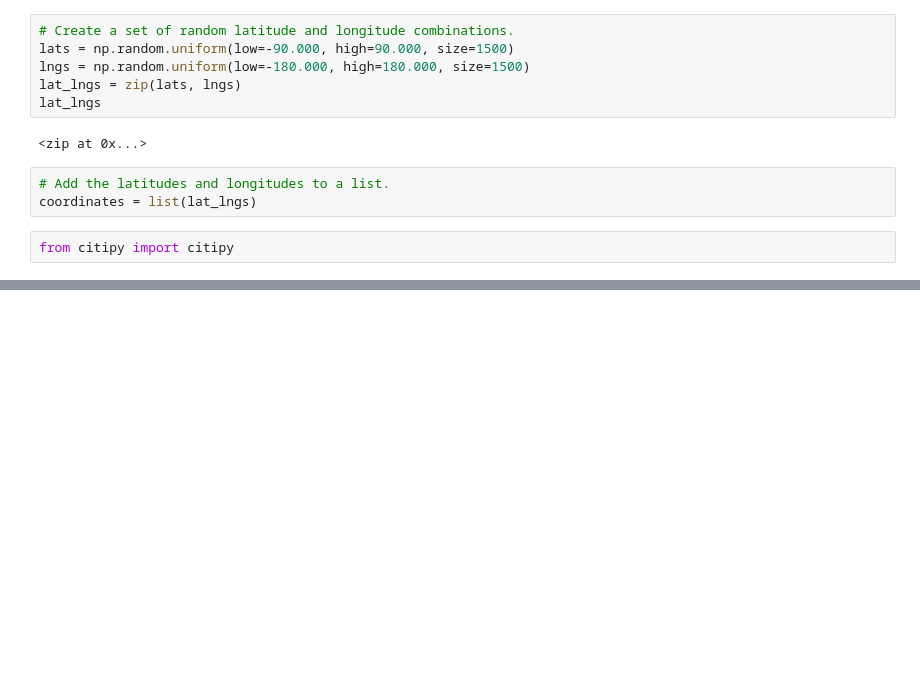
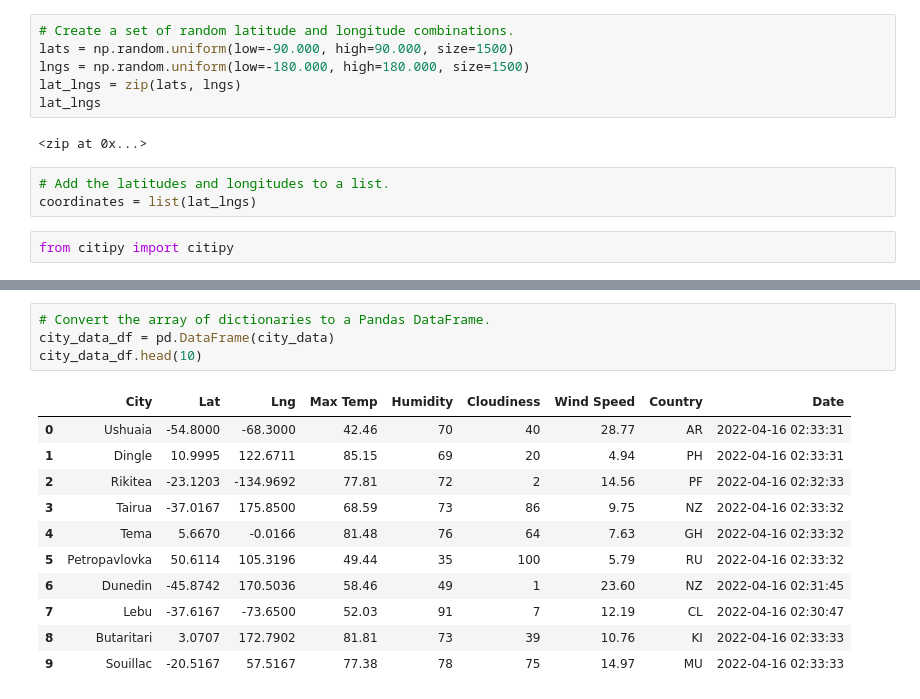
Before and after one commit to BscherpingGitHub/World_Weather_Analysis, a Jupyter notebook: WeatherPy.ipynb, the cells around one changed output, grey strips where cells are left out. Cells and saved outputs as stored; diff of their text form; blank space fills up the shorter version.

```diff
--- a/WeatherPy.ipynb
+++ b/WeatherPy.ipynb
@@ -32,0 +130,16 @@ len(cities)
+# %%
+# Convert the array of dictionaries to a Pandas DataFrame.
+city_data_df = pd.DataFrame(city_data)
+city_data_df.head(10)
+# %% [output]
+|  | City | Lat | Lng | Max Temp | Humidity | Cloudiness | Wind Speed | Country | Date |
+| 0 | Ushuaia | -54.8000 | -68.3000 | 42.46 | 70 | 40 | 28.77 | AR | 2022-04-16 02:33:31 |
+| 1 | Dingle | 10.9995 | 122.6711 | 85.15 | 69 | 20 | 4.94 | PH | 2022-04-16 02:33:31 |
+| 2 | Rikitea | -23.1203 | -134.9692 | 77.81 | 72 | 2 | 14.56 | PF | 2022-04-16 02:32:33 |
+| 3 | Tairua | -37.0167 | 175.8500 | 68.59 | 73 | 86 | 9.75 | NZ | 2022-04-16 02:33:32 |
+| 4 | Tema | 5.6670 | -0.0166 | 81.48 | 76 | 64 | 7.63 | GH | 2022-04-16 02:33:32 |
+| 5 | Petropavlovka | 50.6114 | 105.3196 | 49.44 | 35 | 100 | 5.79 | RU | 2022-04-16 02:33:32 |
+| 6 | Dunedin | -45.8742 | 170.5036 | 58.46 | 49 | 1 | 23.60 | NZ | 2022-04-16 02:31:45 |
+| 7 | Lebu | -37.6167 | -73.6500 | 52.03 | 91 | 7 | 12.19 | CL | 2022-04-16 02:30:47 |
+| 8 | Butaritari | 3.0707 | 172.7902 | 81.81 | 73 | 39 | 10.76 | KI | 2022-04-16 02:33:33 |
+| 9 | Souillac | -20.5167 | 57.5167 | 77.38 | 78 | 75 | 14.97 | MU | 2022-04-16 02:33:33 |
```
Also changed, not shown: parts of 7 cells of this notebook, 4 other files.
